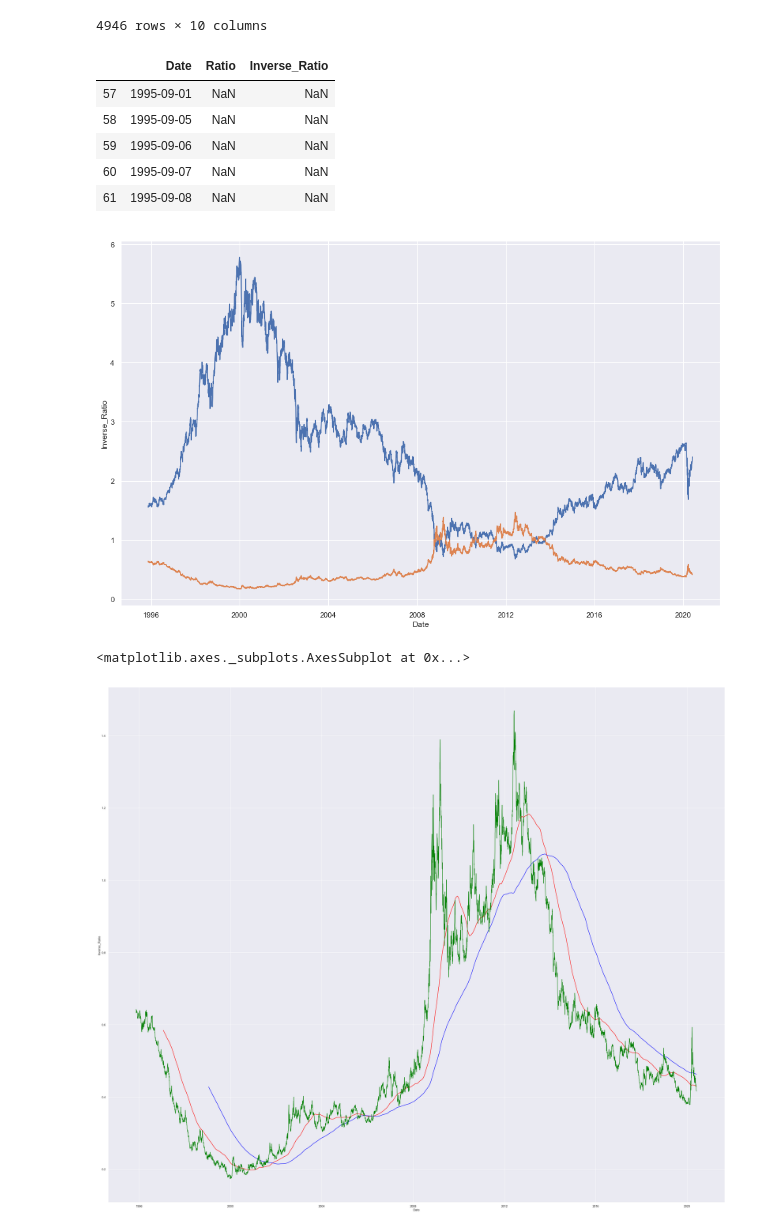
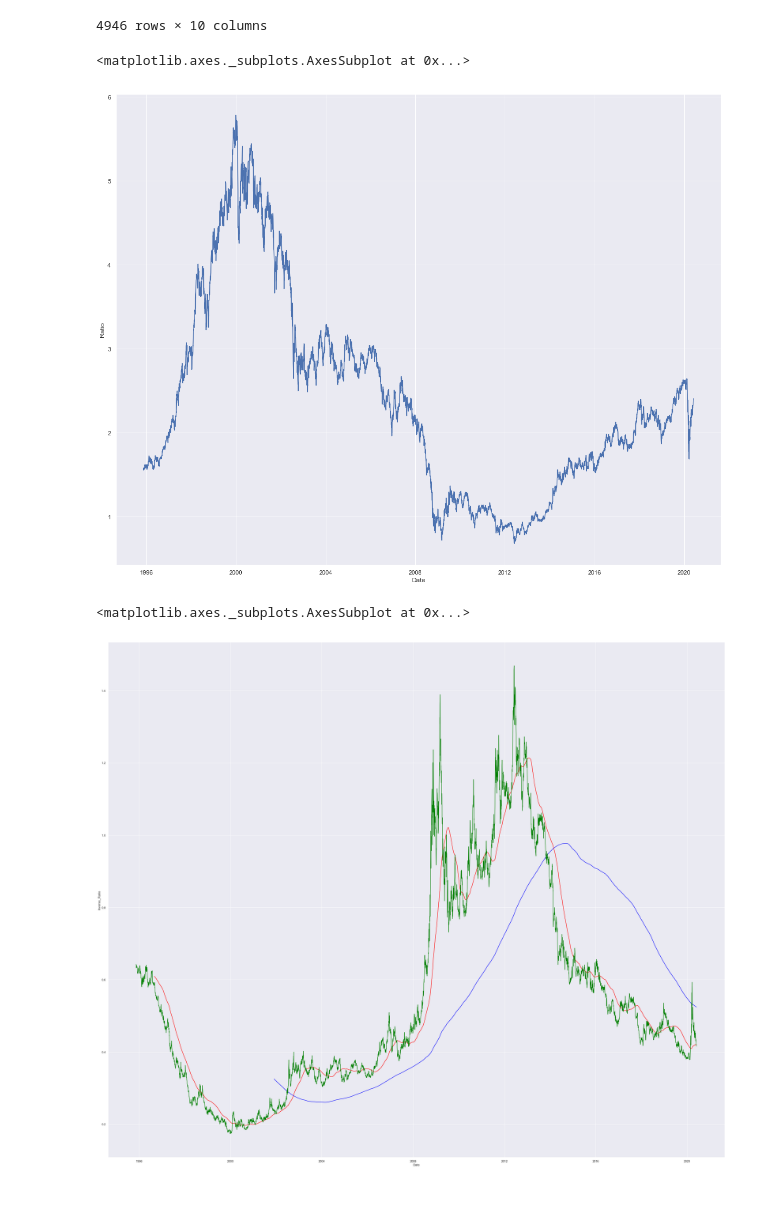
Before and after one commit to vikranttkumar/QuantitativeEasingEffects_Equities, a Jupyter notebook: Quantitative Easing Across Asset Classes.ipynb, the cells around one changed output. Drawn from its saved outputs; the diff is of its cells as text; code cells hidden in the pictures; blank space fills up the shorter version.

Commit message:
SMA Crossovers and QE vs QT Starts

```diff
--- a/Quantitative Easing Across Asset Classes.ipynb
+++ b/Quantitative Easing Across Asset Classes.ipynb
@@ -199,20 +199,20 @@ def compute_returns_2004onwards(df):
 
     return df
 # %%
-def compute_returns(df):
-    df = df.loc[(df['Date']>=pd.to_datetime('1995-09-01')) & (df['Date']<=pd.to_datetime('2020-06-01'))]
+def compute_returns(df, startDate, endDate):
+    df = df.loc[(df['Date']>=pd.to_datetime(startDate)) & (df['Date']<=pd.to_datetime(endDate))]
     firstPrice = df['Actual_Price'].iloc[0]
     df['DailyReturn'] = (df['Actual_Price']- firstPrice)/firstPrice
 
     return df
 # %%
 SPY_data = compute_returns_2004onwards(SPY_price)
-SPY_hist = compute_returns(SPY_price)
-SPYG_data = compute_returns(SPYG_price)
-SPYV_data = compute_returns(SPYV_price)
-XLU_data = compute_returns(XLU_price)
-Gold_hist = compute_returns(Gold_daily)
-SPY_daily = compute_returns(SPY_daily)
+SPY_hist = compute_returns(SPY_price, '1995-09-01', '2020-06-01')
+SPYG_data = compute_returns(SPYG_price, '1995-09-01', '2020-06-01')
+SPYV_data = compute_returns(SPYV_price, '1995-09-01', '2020-06-01')
+XLU_data = compute_returns(XLU_price, '1995-09-01', '2020-06-01')
+Gold_hist = compute_returns(Gold_daily, '1995-09-01', '2020-06-01')
+SPY_daily = compute_returns(SPY_daily, '1995-09-01', '2020-06-01')
 BRK_data = compute_returns_2004onwards(BRK_price)
 VPU_data = compute_returns_2004onwards(VPU_price)
 VTV_data = compute_returns_2004onwards(VTV_price)
@@ -333,18 +333,13 @@ SPYV_data.head(1000000)
 4946 rows × 10 columns
 # %%
 #Gold_vs_SPY = Gold_hist.merge(SPY_hist, left_on='Date',right_on='Date')
+sns.set(rc={'figure.figsize':(20,16)})
 Gold_vs_SPY = pd.DataFrame({"Date":SPY_daily['Date'],
                             "Ratio":SPY_daily['Actual_Price']/Gold_hist['Actual_Price'],
                            "Inverse_Ratio":Gold_hist['Actual_Price']/SPY_daily['Actual_Price']})
 sns.lineplot(x='Date',y='Ratio',data=Gold_vs_SPY)
-sns.lineplot(x='Date',y='Inverse_Ratio',data=Gold_vs_SPY)
-Gold_vs_SPY.head()
+#sns.lineplot(x='Date',y='Inverse_Ratio',data=Gold_vs_SPY)
 # %% [output]
-|  | Date | Ratio | Inverse_Ratio |
-| 57 | 1995-09-01 | NaN | NaN |
-| 58 | 1995-09-05 | NaN | NaN |
-| 59 | 1995-09-06 | NaN | NaN |
-| 60 | 1995-09-07 | NaN | NaN |
-| 61 | 1995-09-08 | NaN | NaN |
+<matplotlib.axes._subplots.AxesSubplot at 0x...>
-[figure, old version]
+[figure, new version]
 # %%
@@ -353,8 +348,8 @@ Gold_vs_SPY['SMA_Gold_SPY_800Day'] = Gold_vs_SPY['Inverse_Ratio'].rolling(window
 # %%
 sns.set(rc={'figure.figsize':(42,36)})
-sns.lineplot(x='Date',y='SMA_Gold_SPY_300Day',data=Gold_vs_SPY, color='red')
-sns.lineplot(x='Date',y='SMA_Gold_SPY_800Day',data=Gold_vs_SPY, color='blue')
+sns.lineplot(x='Date',y='SMA_Gold_SPY_200Day',data=Gold_vs_SPY, color='red')
+sns.lineplot(x='Date',y='SMA_Gold_SPY_50Month',data=Gold_vs_SPY, color='blue')
 sns.lineplot(x='Date',y='Inverse_Ratio',data=Gold_vs_SPY, color='green')
 # %% [output]
 <matplotlib.axes._subplots.AxesSubplot at 0x...>
-[figure, old version]
+[figure, new version]
```
Also changed, not shown: parts of 14 cells of this notebook.
